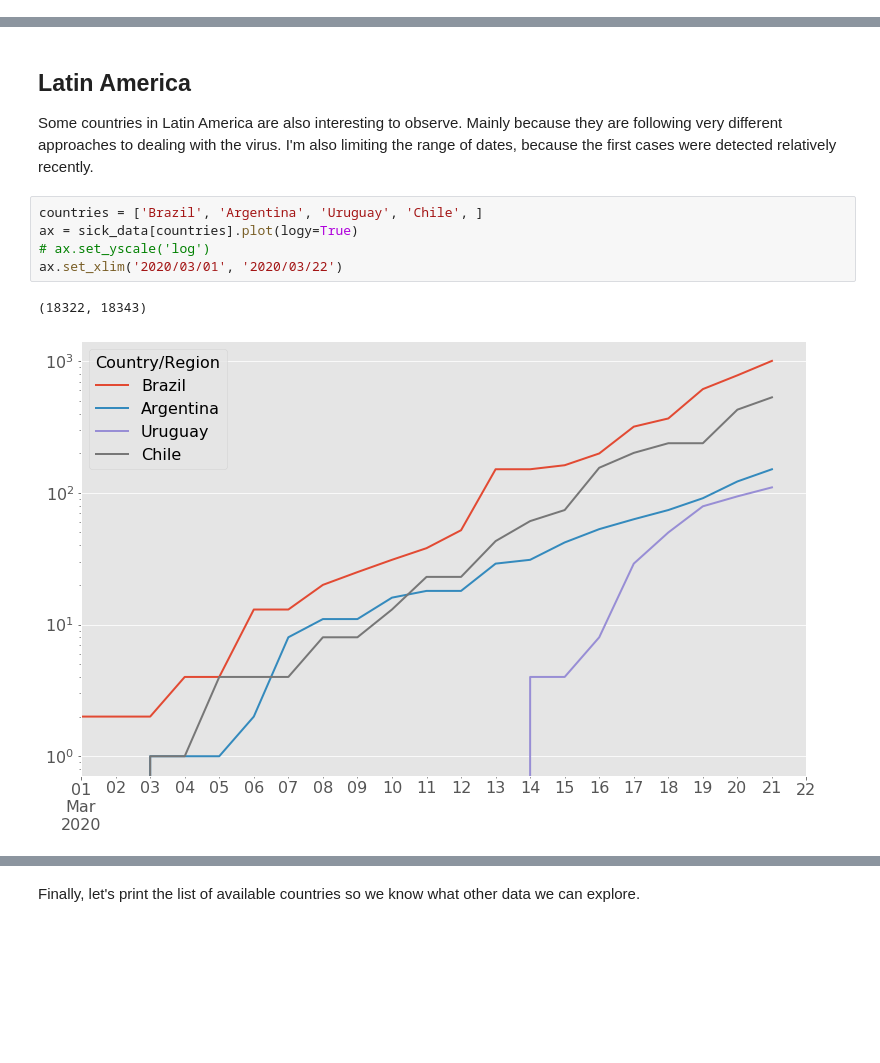
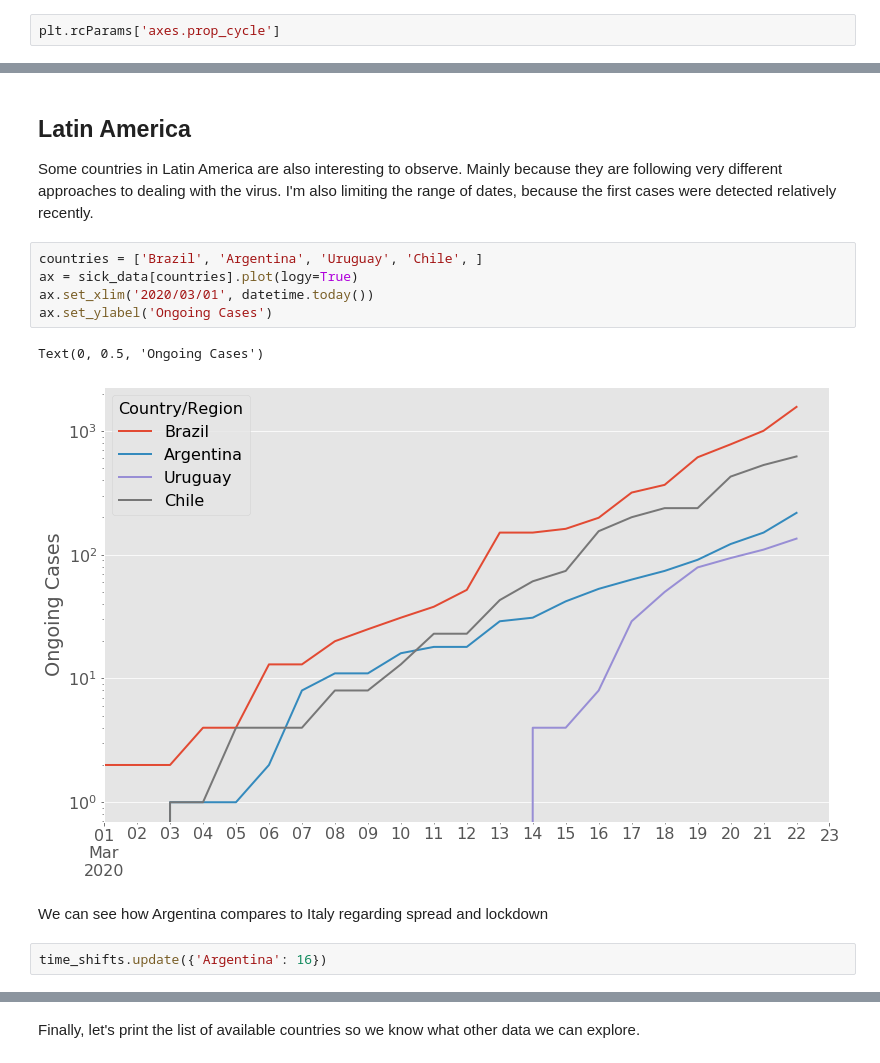
Before and after one commit to aquilesC/Covid-19-Jupyter-Notebook, a Jupyter notebook: Covid_Time_Series.ipynb, the cells around one changed output, grey strips where cells are left out. Saved outputs shown, nothing was run; the diff lists cells and outputs as text; blank space fills up the shorter version.

```diff
--- a/Covid_Time_Series.ipynb
+++ b/Covid_Time_Series.ipynb
@@ -90,0 +136,2 @@ Text(0, 0.5, 'Ongoing Cases')
+# %%
+plt.rcParams['axes.prop_cycle']
@@ -94,8 +196,12 @@ Some countries in Latin America are also interesting to observe. Mainly because
 # %%
 countries = ['Brazil', 'Argentina', 'Uruguay', 'Chile', ]
 ax = sick_data[countries].plot(logy=True)
-# ax.set_yscale('log')
-ax.set_xlim('2020/03/01', '2020/03/22')
+ax.set_xlim('2020/03/01', datetime.today())
+ax.set_ylabel('Ongoing Cases')
 # %% [output]
-(18322, 18343)
+Text(0, 0.5, 'Ongoing Cases')
-[figure, old version]
+[figure, new version]
+# %% [markdown]
+We can see how Argentina compares to Italy regarding spread and lockdown
+# %%
+time_shifts.update({'Argentina': 16})
```
Also changed, not shown: parts of 16 cells of this notebook.
